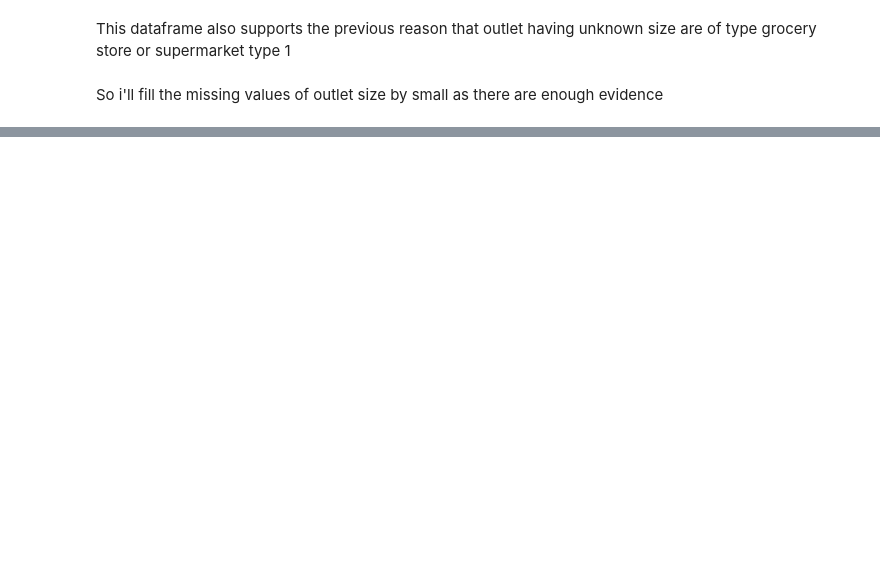
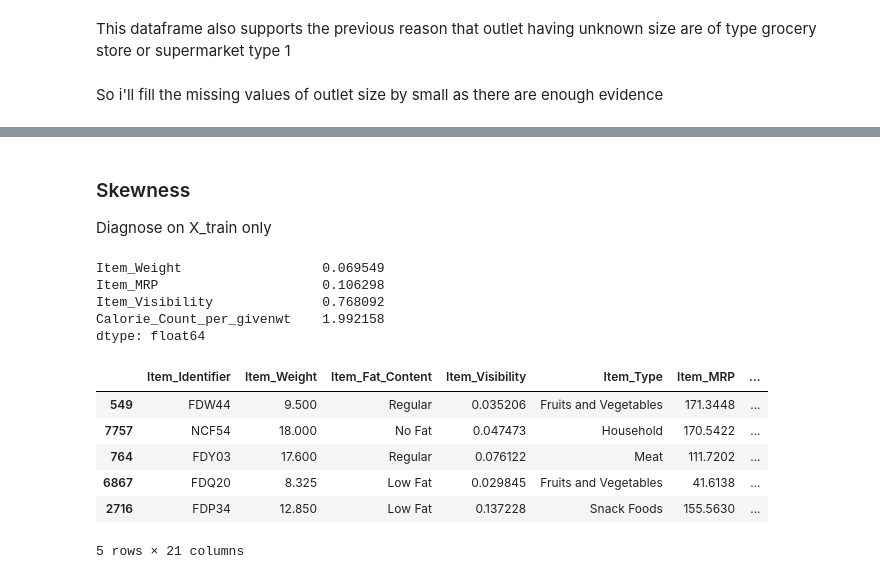
Before and after one commit to rajukan/ml-capstones, a Jupyter notebook: bigmart/Big-mart-sales-prediction.ipynb, the cells around one changed output, grey strips where cells are left out. Cells and saved outputs as stored; diff of their text form; code cells hidden in the pictures; blank space fills up the shorter version.

```diff
--- a/bigmart/Big-mart-sales-prediction.ipynb
+++ b/bigmart/Big-mart-sales-prediction.ipynb
@@ -845,4 +231,0 @@ df['Outlet_Establishment_Year']=df['Outlet_Establishment_Year'].map(dict7)
-# %%
-# Final Dataset ready for training the model
-pd.set_option('display.max_columns',None)
-df.head()
@@ -1715,5 +231,0 @@ df_test.head()
-# %%
-from sklearn.preprocessing import StandardScaler
-scaler=StandardScaler()
-df[['Item_Weight','Item_MRP','Item_Visibility','log_visibility','Calorie_Count_per_givenwt','log_Calorie']]=scaler.fit_transform(df[['Item_Weight','Item_MRP','Item_Visibility','log_visibility','Calorie_Count_per_givenwt','log_Calorie']])
-df.head()
@@ -1744,0 +232,13 @@ In this competition we have current rank of 121
+# %%
+seed=42
+global_test_size=.2
+# %%
+from sklearn.model_selection import train_test_split
+
+X= df.drop(columns=[target])
+y=df[target]
+
+X_train,X_test,y_train,y_test = train_test_split(X,y,test_size=global_test_size,random_state=seed)
+
+X_train_copy = X_train.copy()
+X_test_copy = X_test.copy()
@@ -1744,0 +379,14 @@ In this competition we have current rank of 121
+# %% [markdown]
+### Skewness
+
+Diagnose on X_train only
+# %%
+print(
+    X_train[['Item_Weight','Item_MRP','Item_Visibility','Calorie_Count_per_givenwt']].skew()
+)
+# %% [output]
+Item_Weight                  0.069549
+Item_MRP                     0.106298
+Item_Visibility              0.768092
+Calorie_Count_per_givenwt    1.992158
+dtype: float64
@@ -1744,0 +400,10 @@ In this competition we have current rank of 121
+# %%
+X_train.head()
+# %% [output]
+|  | Item_Identifier | Item_Weight | Item_Fat_Content | Item_Visibility | Item_Type | Item_MRP | ... |
+| 549 | FDW44 | 9.500 | Regular | 0.035206 | Fruits and Vegetables | 171.3448 | ... |
+| 7757 | NCF54 | 18.000 | No Fat | 0.047473 | Household | 170.5422 | ... |
+| 764 | FDY03 | 17.600 | Regular | 0.076122 | Meat | 111.7202 | ... |
+| 6867 | FDQ20 | 8.325 | Low Fat | 0.029845 | Fruits and Vegetables | 41.6138 | ... |
+| 2716 | FDP34 | 12.850 | Low Fat | 0.137228 | Snack Foods | 155.5630 | ... |
+5 rows × 21 columns
```
Also changed, not shown: parts of 321 cells of this notebook, 3 other files.
